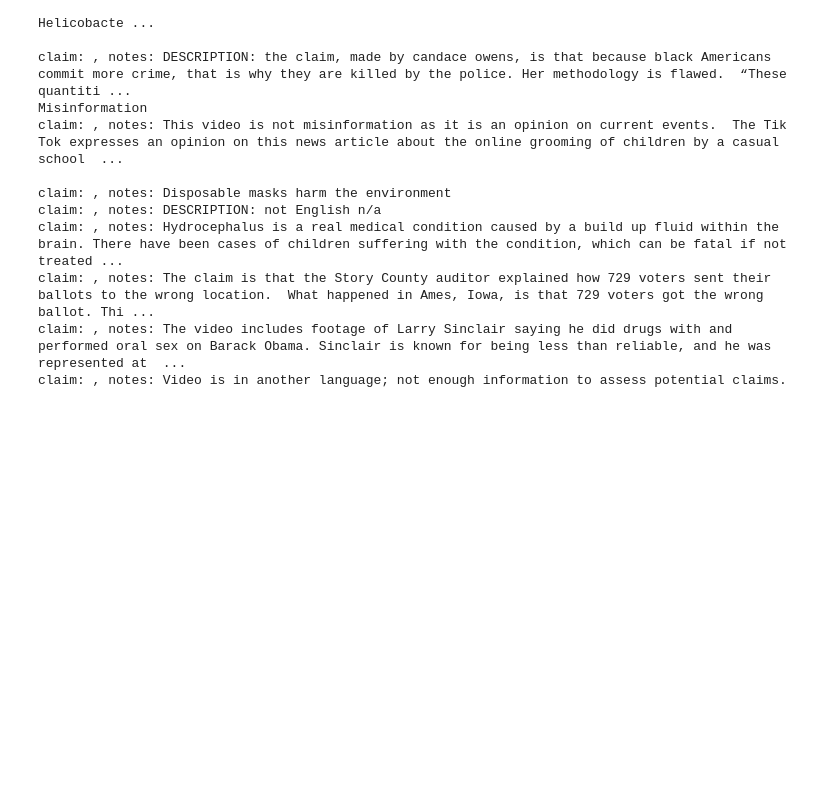
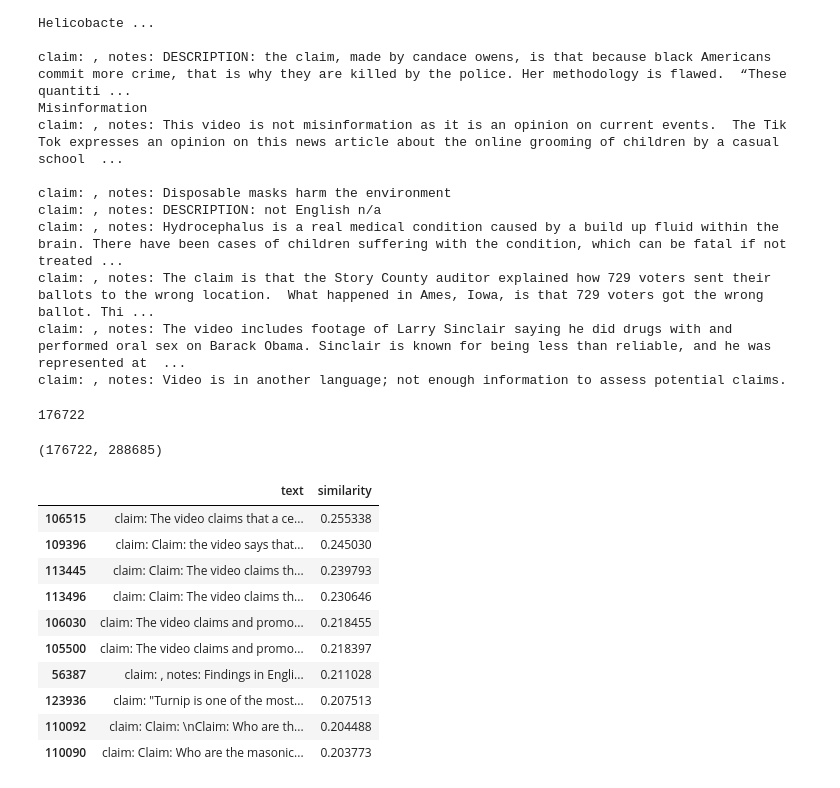
Before and after one commit to LEON-gittech/tf-idf, a Jupyter notebook: code/match.ipynb, the cells around one changed output. Drawn from its saved outputs; the diff is of its cells as text; code cells hidden in the pictures; blank space fills up the shorter version.

```diff
--- a/code/match.ipynb
+++ b/code/match.ipynb
@@ -51,0 +39,8 @@ sorted_column_df
+# %%
+import numpy as np
+import pandas as pd
+import warnings
+
+
+pd.set_option('display.max_colwidth', 1000000)
+warnings.filterwarnings('ignore')
@@ -51,0 +59,51 @@ sorted_column_df
+# %%
+df = join_df('/opt/tiger/workspace/LLM/data.csv')
+tweets = Series(df['text'])
+len(tweets)
+# %% [output]
+176722
+# %%
+vec = TfidfVectorizer(stop_words='english')
+
+tfidf_matrix = vec.fit_transform(tweets)
+tfidf_matrix.shape
+# %% [output]
+(176722, 288685)
+# %%
+from cuml.common.sparsefuncs import csr_row_normalize_l2
+
+
+def efficient_csr_cosine_similarity(query, tfidf_matrix, matrix_normalized=False):
+    query = csr_row_normalize_l2(query, inplace=False)
+    if not matrix_normalized:
+        tfidf_matrix = csr_row_normalize_l2(tfidf_matrix, inplace=False)
+
+    return tfidf_matrix.dot(query.T)
+
+
+def document_search(text_df, query, vectorizer, tfidf_matrix, top_n=10):
+    query_vec = vectorizer.transform(Series([query]))
+    similarities = efficient_csr_cosine_similarity(query_vec, tfidf_matrix, matrix_normalized=True)
+    similarities = similarities.todense().reshape(-1)
+    best_idx = similarities.argsort()[-top_n:][::-1]
+
+    pp = cudf.DataFrame({
+        'text': text_df['text'].iloc[best_idx],
+        'similarity': similarities[best_idx]
+    })
+    return pp
+# %%
+text = "من ام الفعير يلعن ابوك لابو طيزر عرضك"
+document_search(df, text, vec, tfidf_matrix)
+# %% [output]
+|  | text | similarity |
+| 106515 | claim: The video claims that a ce... | 0.255338 |
+| 109396 | claim: Claim: the video says that... | 0.245030 |
+| 113445 | claim: Claim: The video claims th... | 0.239793 |
+| 113496 | claim: Claim: The video claims th... | 0.230646 |
+| 106030 | claim: The video claims and promo... | 0.218455 |
+| 105500 | claim: The video claims and promo... | 0.218397 |
+| 56387 | claim: , notes: Findings in Engli... | 0.211028 |
+| 123936 | claim: "Turnip is one of the most... | 0.207513 |
+| 110092 | claim: Claim: \nClaim: Who are th... | 0.204488 |
+| 110090 | claim: Claim: Who are the masonic... | 0.203773 |
```
Also changed, not shown: parts of 12 cells of this notebook, 1 other file.
